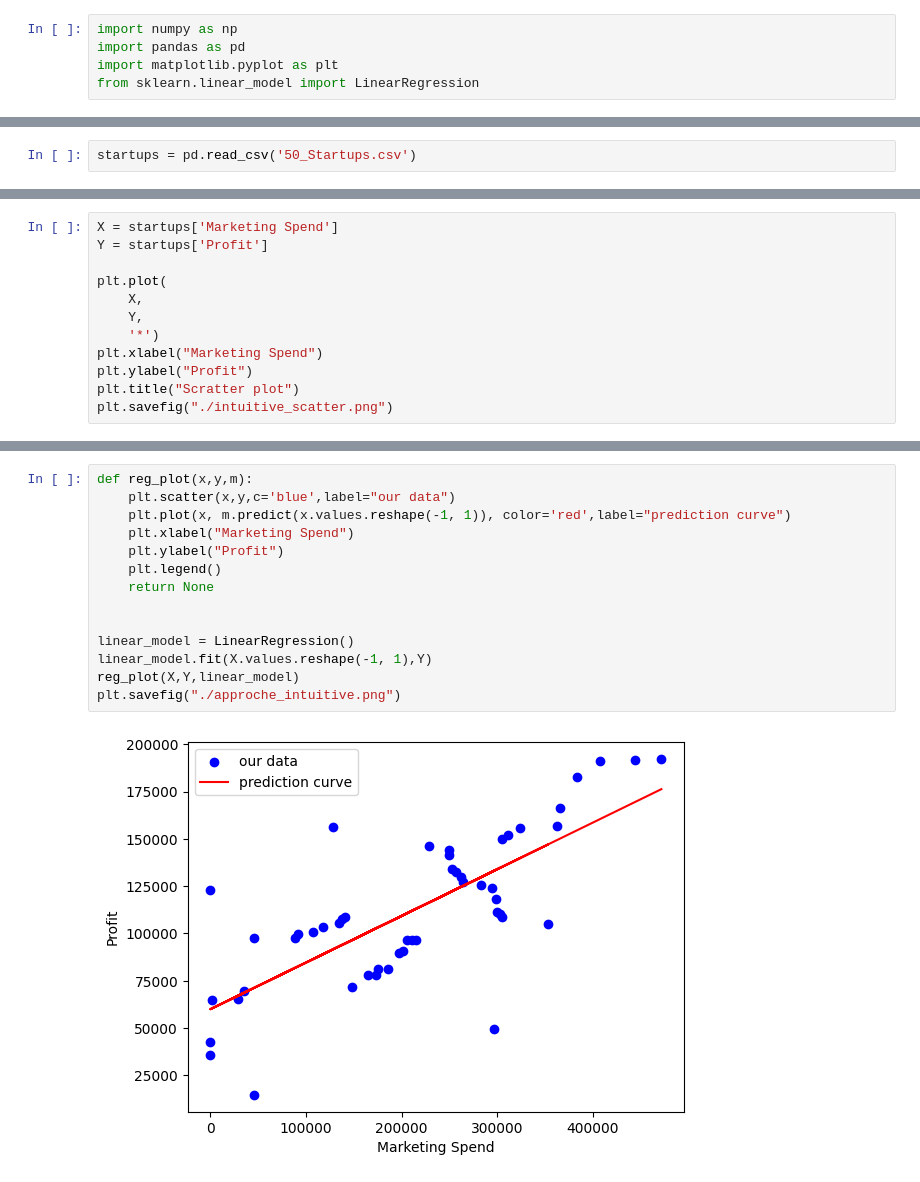
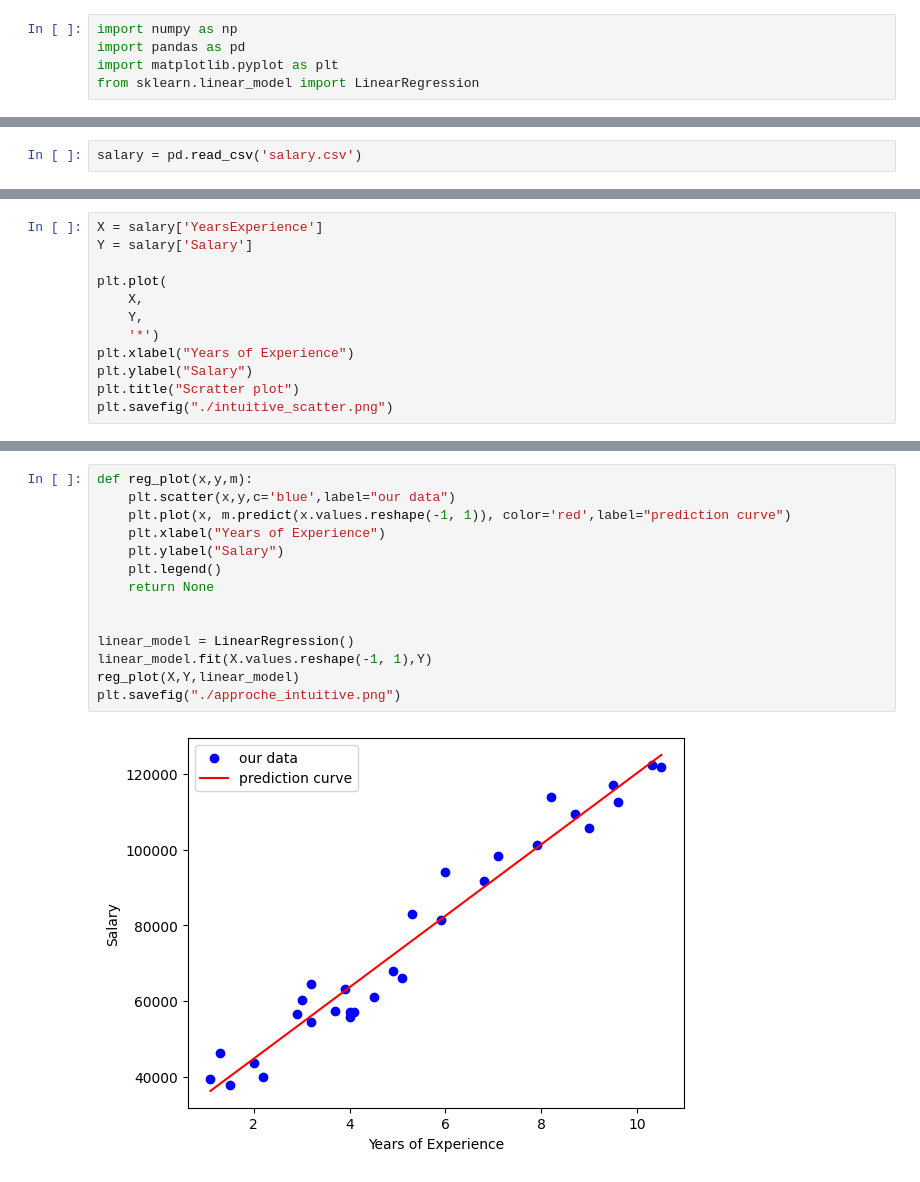
Before and after one commit to Amine-Alami/H3MachineLearning, a Jupyter notebook: Simple Linear.ipynb, the cells around one changed output, grey strips where cells are left out. Drawn from its saved outputs; the diff is of its cells as text.

```diff
--- a/Simple Linear.ipynb
+++ b/Simple Linear.ipynb
@@ -10,3 +10,3 @@ Loading the file
 # %%
-startups = pd.read_csv('50_Startups.csv')
+salary = pd.read_csv('salary.csv')
 # %%
@@ -47,13 +44,13 @@ startups
 # %%
-X = startups['Marketing Spend']
-Y = startups['Profit']
+X = salary['YearsExperience']
+Y = salary['Salary']
 
 plt.plot(
     X,
     Y,
     '*')
-plt.xlabel("Marketing Spend")
-plt.ylabel("Profit")
+plt.xlabel("Years of Experience")
+plt.ylabel("Salary")
 plt.title("Scratter plot")
 plt.savefig("./intuitive_scatter.png")
 # %% [output]
@@ -61,16 +58,16 @@ plt.savefig("./intuitive_scatter.png")
 # %%
 def reg_plot(x,y,m):
     plt.scatter(x,y,c='blue',label="our data")
     plt.plot(x, m.predict(x.values.reshape(-1, 1)), color='red',label="prediction curve")
-    plt.xlabel("Marketing Spend")
-    plt.ylabel("Profit")
+    plt.xlabel("Years of Experience")
+    plt.ylabel("Salary")
     plt.legend()
     return None
 
 
 linear_model = LinearRegression()
 linear_model.fit(X.values.reshape(-1, 1),Y)
 reg_plot(X,Y,linear_model)
 plt.savefig("./approche_intuitive.png")
 # %% [output]
-[figure, old version]
+[figure, new version]
```
Also changed, not shown: parts of 6 cells of this notebook, 5 other files.
